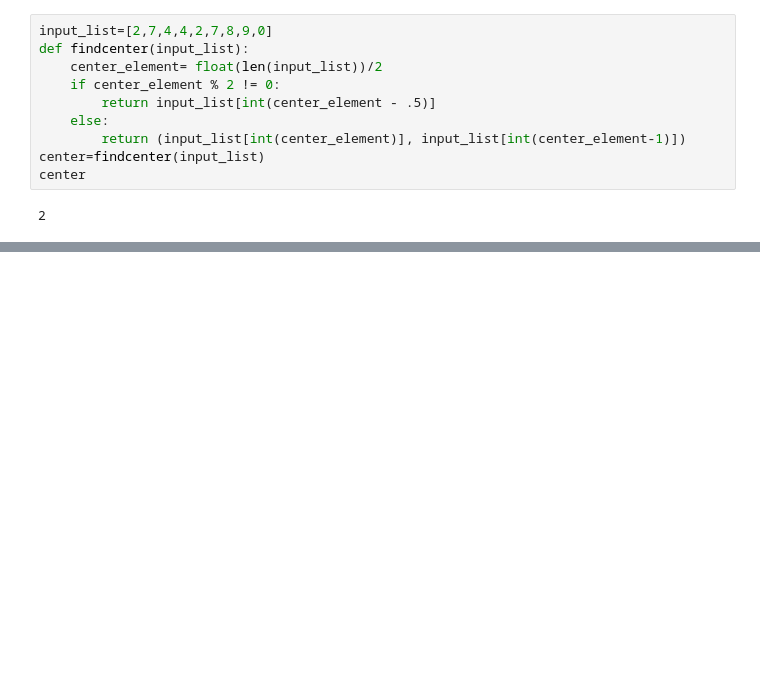
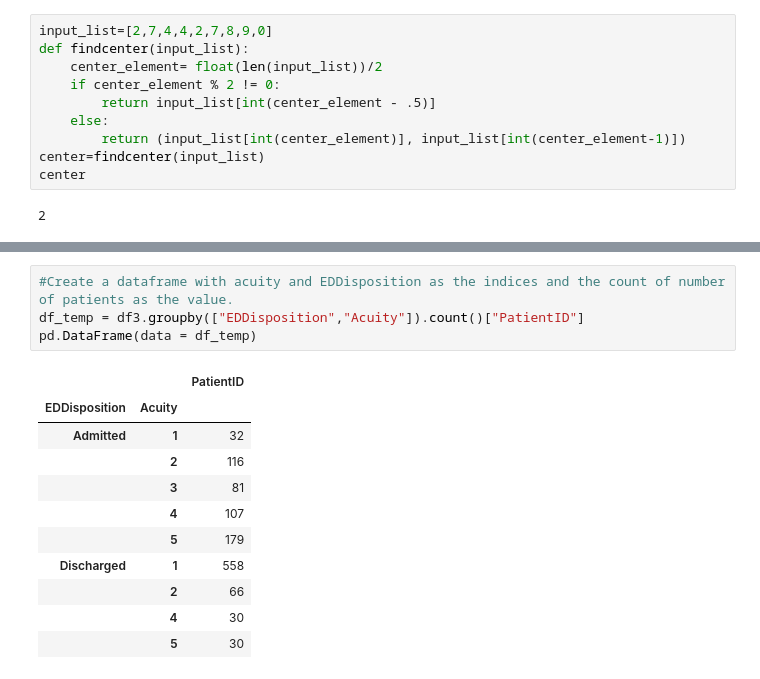
Before and after one commit to ArchanaDevaraju/python-warriors, a Jupyter notebook: Python_Warriors_satya.ipynb, the cells around one changed output, grey strips where cells are left out. Saved outputs shown, nothing was run; the diff lists cells and outputs as text; blank space fills up the shorter version.

```diff
--- a/Python_Warriors_satya.ipynb
+++ b/Python_Warriors_satya.ipynb
@@ -45,0 +158,16 @@ center
+# %%
+#Create a dataframe with acuity and EDDisposition as the indices and the count of number of patients as the value.
+df_temp = df3.groupby(["EDDisposition","Acuity"]).count()["PatientID"]
+pd.DataFrame(data = df_temp)
+# %% [output]
+|  |  | PatientID |
+| EDDisposition | Acuity |  |
+| Admitted | 1 | 32 |
+|  | 2 | 116 |
+|  | 3 | 81 |
+|  | 4 | 107 |
+|  | 5 | 179 |
+| Discharged | 1 | 558 |
+|  | 2 | 66 |
+|  | 4 | 30 |
+|  | 5 | 30 |
```
Also changed, not shown: parts of 9 cells of this notebook.
